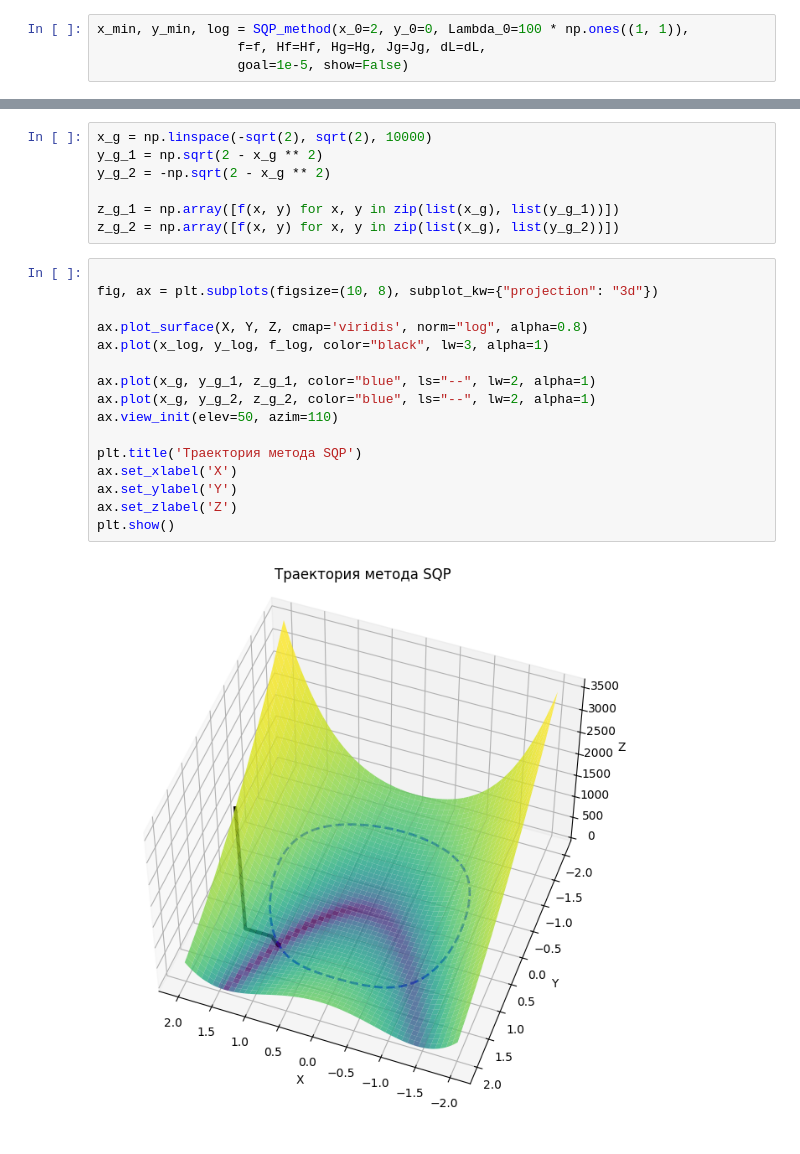
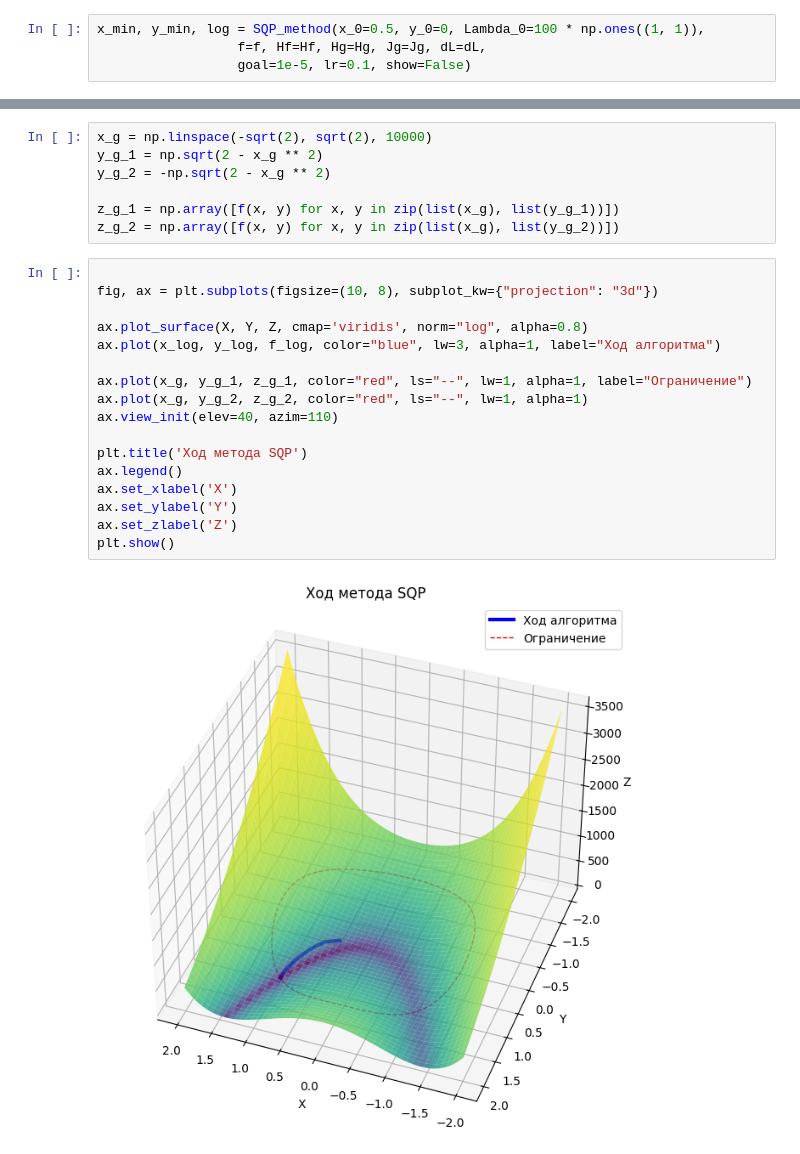
Before and after one commit to Egar02/Optimization-methods, a Jupyter notebook: notebooks/SQP.ipynb, the cells around one changed output, grey strips where cells are left out. Saved outputs shown, nothing was run; the diff lists cells and outputs as text.

Commit message:
Модифицирован метод: добавлен параметр learning rate

```diff
--- a/notebooks/SQP.ipynb
+++ b/notebooks/SQP.ipynb
@@ -71,9 +71,9 @@ def dL(x, y, Lambda):
 
     return np.vstack([L1, L2])
 # %%
-x_min, y_min, log = SQP_method(x_0=2, y_0=0, Lambda_0=100 * np.ones((1, 1)),
+x_min, y_min, log = SQP_method(x_0=0.5, y_0=0, Lambda_0=100 * np.ones((1, 1)),
                   f=f, Hf=Hf, Hg=Hg, Jg=Jg, dL=dL,
-                  goal=1e-5, show=False)
+                  goal=1e-5, lr=0.1, show=False)
 # %% [output]
 _________________________________________________________________________________
 
@@ -105,18 +105,19 @@ z_g_2 = np.array([f(x, y) for x, y in zip(list(x_g), list(y_g_2))])
 # %%
 
 fig, ax = plt.subplots(figsize=(10, 8), subplot_kw={"projection": "3d"})
 
 ax.plot_surface(X, Y, Z, cmap='viridis', norm="log", alpha=0.8)
-ax.plot(x_log, y_log, f_log, color="black", lw=3, alpha=1)
+ax.plot(x_log, y_log, f_log, color="blue", lw=3, alpha=1, label="Ход алгоритма")
 
-ax.plot(x_g, y_g_1, z_g_1, color="blue", ls="--", lw=2, alpha=1)
-ax.plot(x_g, y_g_2, z_g_2, color="blue", ls="--", lw=2, alpha=1)
-ax.view_init(elev=50, azim=110)
+ax.plot(x_g, y_g_1, z_g_1, color="red", ls="--", lw=1, alpha=1, label="Ограничение")
+ax.plot(x_g, y_g_2, z_g_2, color="red", ls="--", lw=1, alpha=1)
+ax.view_init(elev=40, azim=110)
 
-plt.title('Траектория метода SQP')
+plt.title('Ход метода SQP')
+ax.legend()
 ax.set_xlabel('X')
 ax.set_ylabel('Y')
 ax.set_zlabel('Z')
 plt.show()
 # %% [output]
-[figure, old version]
+[figure, new version]
```
Also changed, not shown: parts of 1 cell of this notebook, 1 other file.
